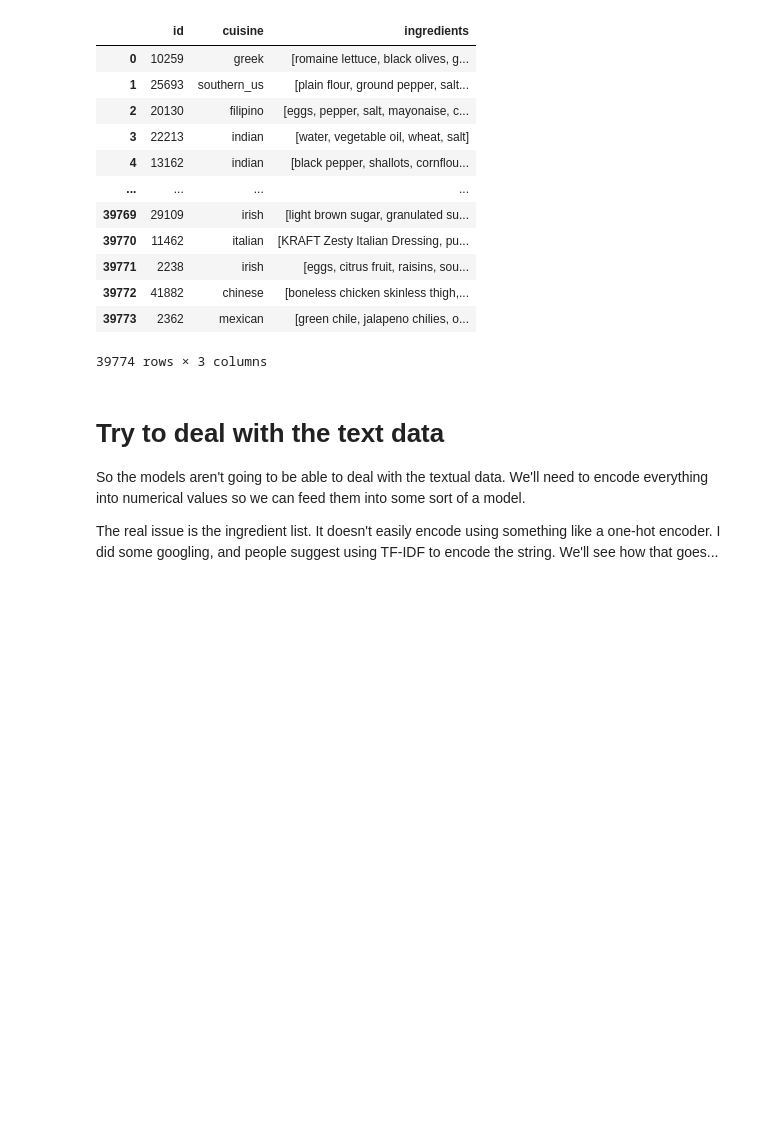
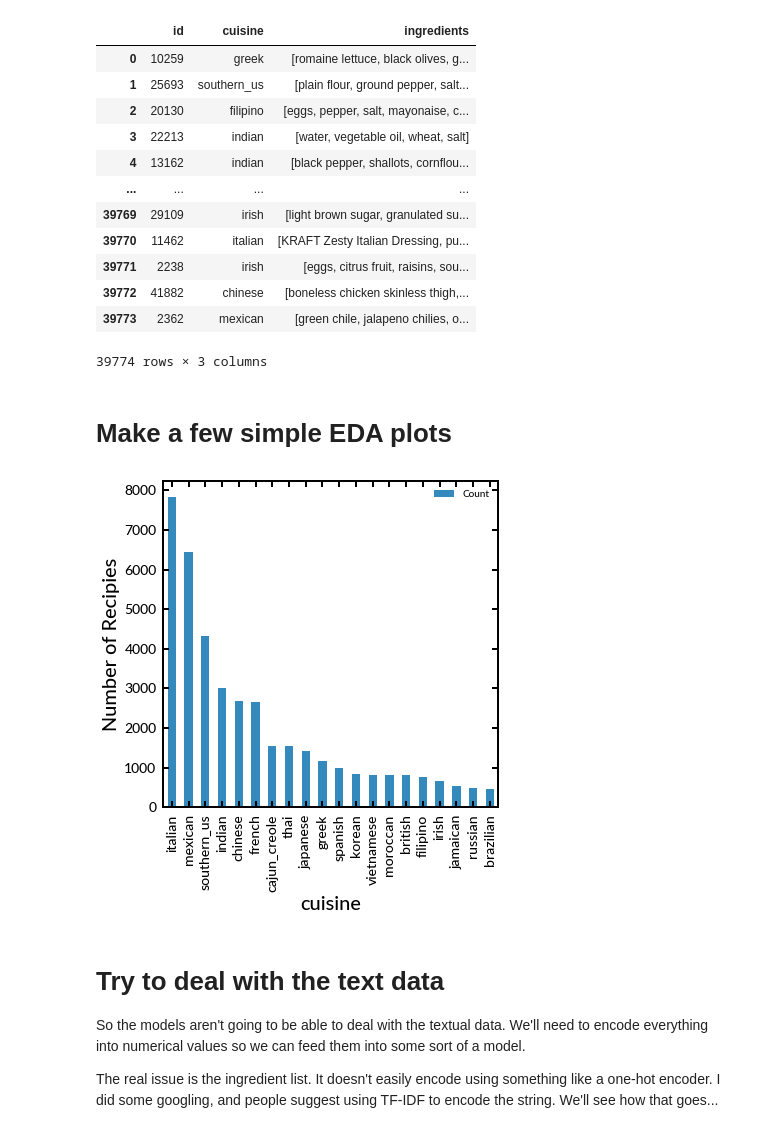
Before and after one commit to boada/insight_challenges, a Jupyter notebook: 01. Recipe2Cuisine.ipynb, the cells around one changed output. Cells and saved outputs as stored; diff of their text form; code cells hidden in the pictures; blank space fills up the shorter version.

```diff
--- a/01. Recipe2Cuisine.ipynb
+++ b/01. Recipe2Cuisine.ipynb
@@ -34,6 +38,18 @@ df
 | 39772 | 41882 | chinese | [boneless chicken skinless thigh,... |
 | 39773 | 2362 | mexican | [green chile, jalapeno chilies, o... |
 39774 rows × 3 columns
+# %% [markdown]
+# Make a few simple EDA plots
+# %%
+df_v = df.groupby(['cuisine'], as_index=False)['ingredients'].count()
+df_v.rename(columns={'ingredients': 'Count'}, inplace=True)
+df_v.sort_values(by='Count', ascending=False, inplace=True)
+df_v.reset_index(drop=True,inplace=True)
+df_v.head(20).plot.bar(x='cuisine', y='Count', figsize=(6,6))
+plt.ylabel('Number of Recipies')
+plt.savefig('01. eda.png')
+# %% [output]
+[figure, added]
 # %% [markdown]
 # Try to deal with the text data
 
```
Also changed, not shown: parts of 15 cells of this notebook, 2 other files.
